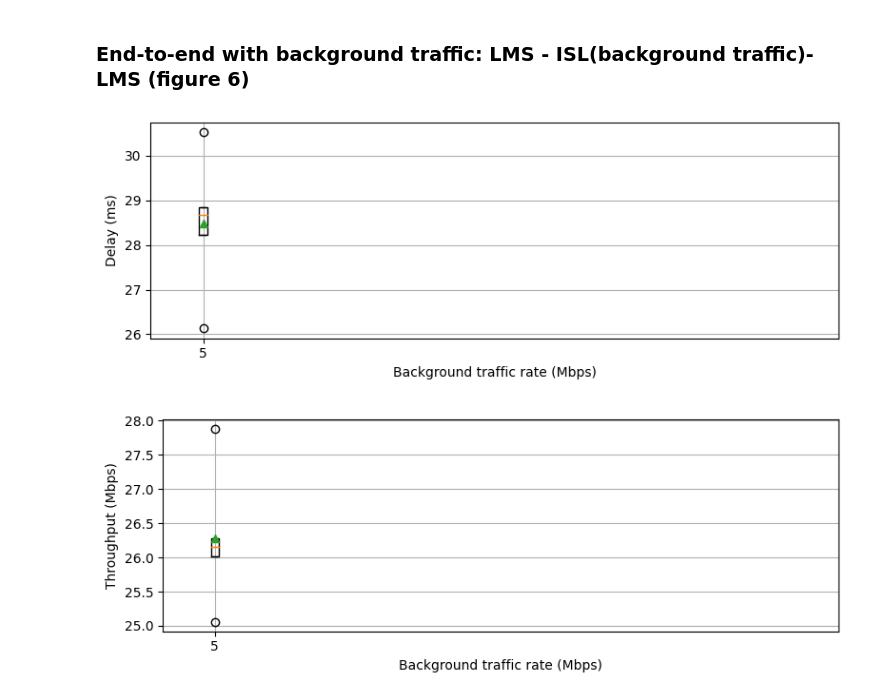
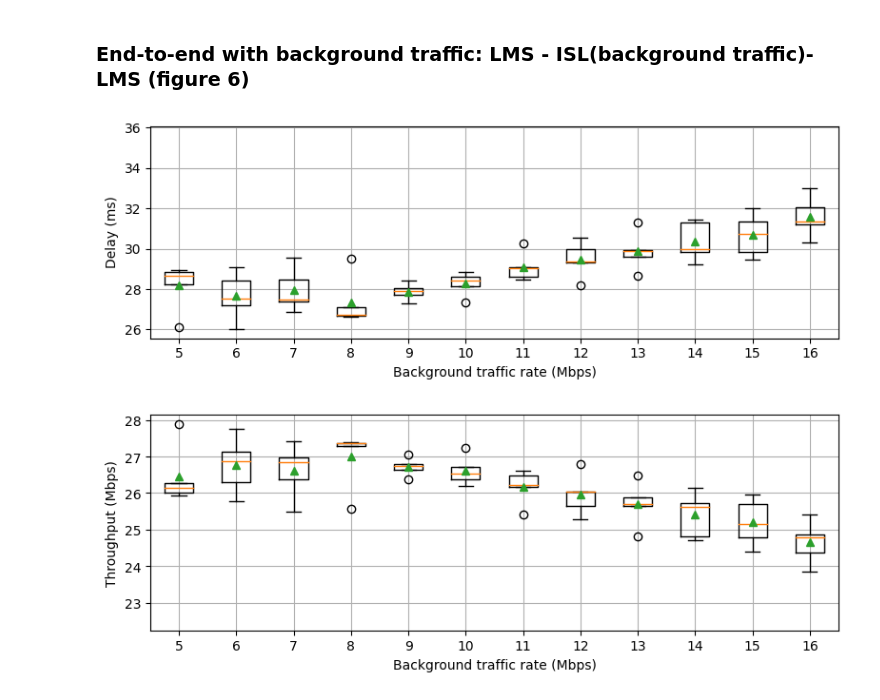
Before and after one commit to tlmat-unican/Lightweight-ns-3-link-simulation, a Jupyter notebook: scripts/Analysis.ipynb, the cells around one changed output. Drawn from its saved outputs; the diff is of its cells as text; code cells hidden in the pictures.

Commit message:
Updated figures

```diff
--- a/scripts/Analysis.ipynb
+++ b/scripts/Analysis.ipynb
@@ -244,7 +244,7 @@ import matplotlib.pyplot as plt
 plt.rcParams["figure.autolayout"] = True
 
 Min_rate = 5
-Max_rate = 5
+Max_rate = 20
 Step = 1
 Nsim = 5
 Configs = range(Min_rate,Max_rate+Step,Step)
@@ -263,32 +263,32 @@ for conf in Configs:
           with open (foldername) as datatoread:
                Rx = np.loadtxt(datatoread)
           delAux.append(sum((Rx[:,1] - Tx[0:len(Rx[:,1]),1])/len(Rx[:,1])*1000))
           thPutAux.append((np.sum(Rx[:,2])*8)/(Rx[len(Rx)-1,1]- Rx[0,1])*1e-6)
 
      delay.append(delAux)
      thput.append(thPutAux)
 delay = np.array(delay)
 thput = np.array(thput)
 
 fig = plt.figure(figsize=(8,3))
 plt.boxplot(delay.transpose(), positions=Configs, showmeans=True)
 plt.ylabel('Delay (ms)')
 plt.xlabel('Background traffic rate (Mbps)')
 plt.xlim(4.5, 16.5)
 plt.grid()
 plt.savefig('../figures/figure6_a.png')
 plt.show()
 plt.close()
 
 fig = plt.figure(figsize=(8,3))
 plt.boxplot(thput.transpose(), positions=Configs, showmeans=True)
 plt.ylabel('Throughput (Mbps)')
 plt.xlabel('Background traffic rate (Mbps)')
 plt.xlim(4.5, 16.5)
 plt.grid()
 plt.savefig('../figures/figure6_b.png')
 plt.show()
 plt.close()
 # %% [output]
-[figure, old version]
+[figure, new version]
-[figure, old version]
+[figure, new version]
```
Also changed, not shown: 3 other files.
